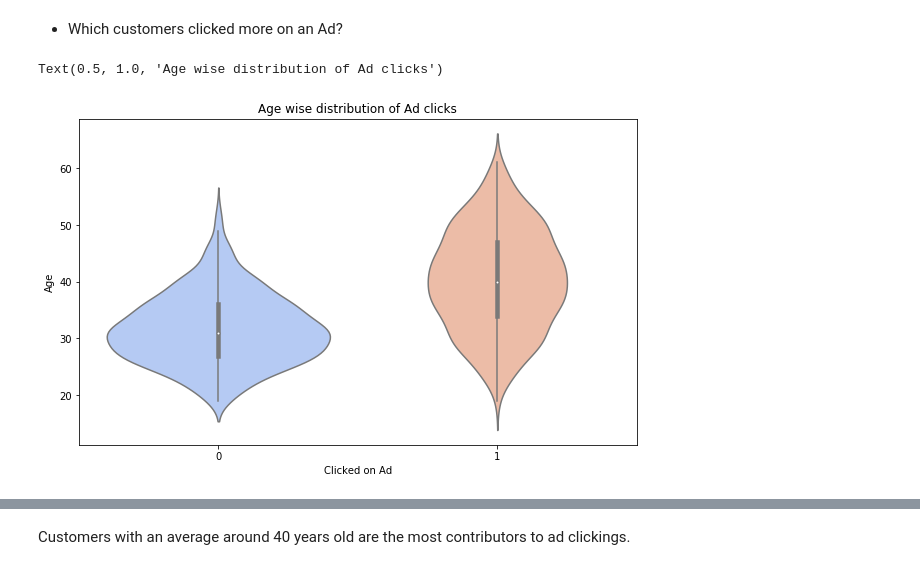
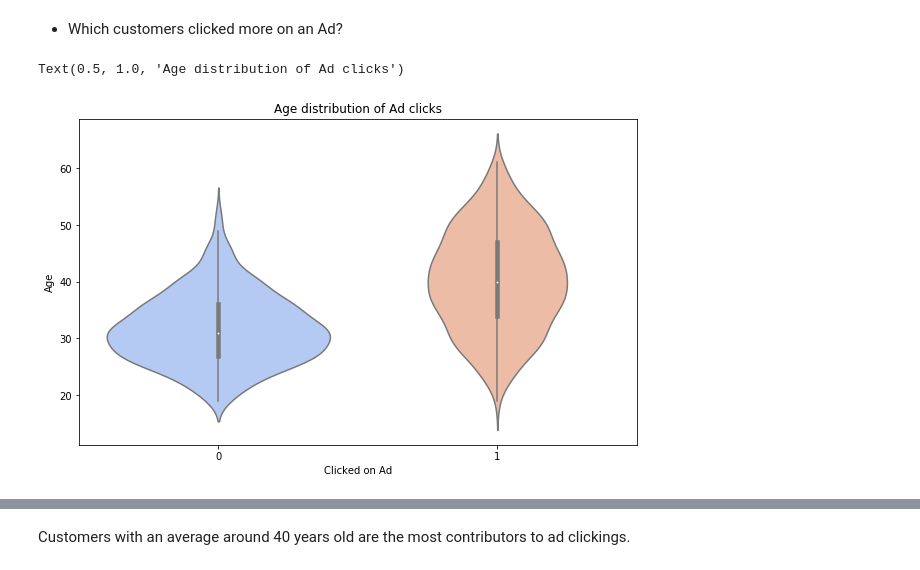
Before and after one commit to cristina-iacob/Predicting-Ad-Click, a Jupyter notebook: AdClickPrediction.ipynb, the cells around one changed output, grey strips where cells are left out. Drawn from its saved outputs; the diff is of its cells as text; code cells hidden in the pictures.

```diff
--- a/AdClickPrediction.ipynb
+++ b/AdClickPrediction.ipynb
@@ -152,10 +152,10 @@ The dataset is very clean, no missing values or duplicates so we can proceed wit
 # %%
 plt.figure(figsize=(10, 6))
 sns.violinplot(x=ad_df["Clicked on Ad"], y=ad_df["Age"], data=ad_df, palette="coolwarm")
-plt.title("Age wise distribution of Ad clicks")
+plt.title("Age distribution of Ad clicks")
 # %% [output]
-Text(0.5, 1.0, 'Age wise distribution of Ad clicks')
+Text(0.5, 1.0, 'Age distribution of Ad clicks')
-[figure, old version]
+[figure, new version]
 [interactive output not drawn]
 # %% [markdown]
 Customers with an average around 40 years old are the most contributors to ad clickings.
```
Also changed, not shown: parts of 17 cells of this notebook.
